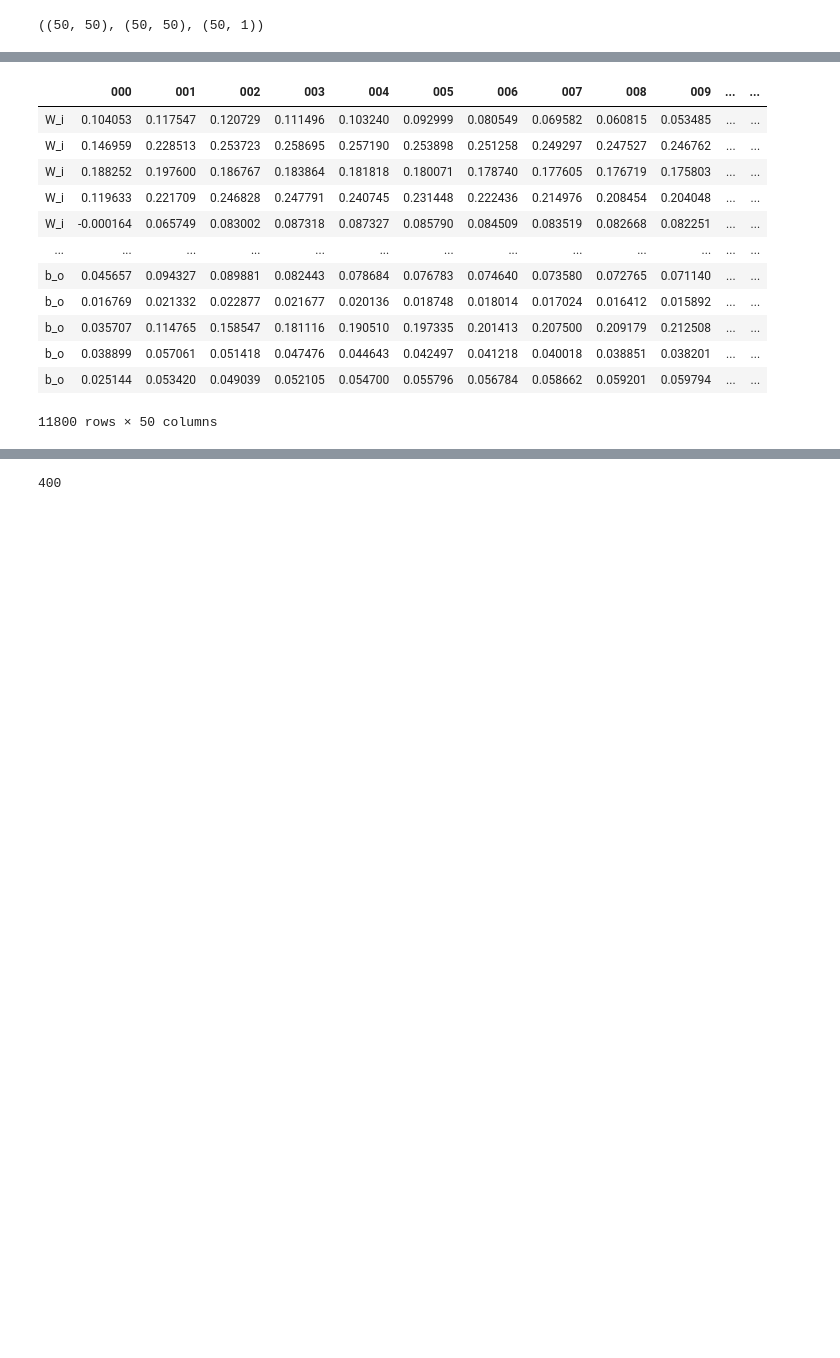
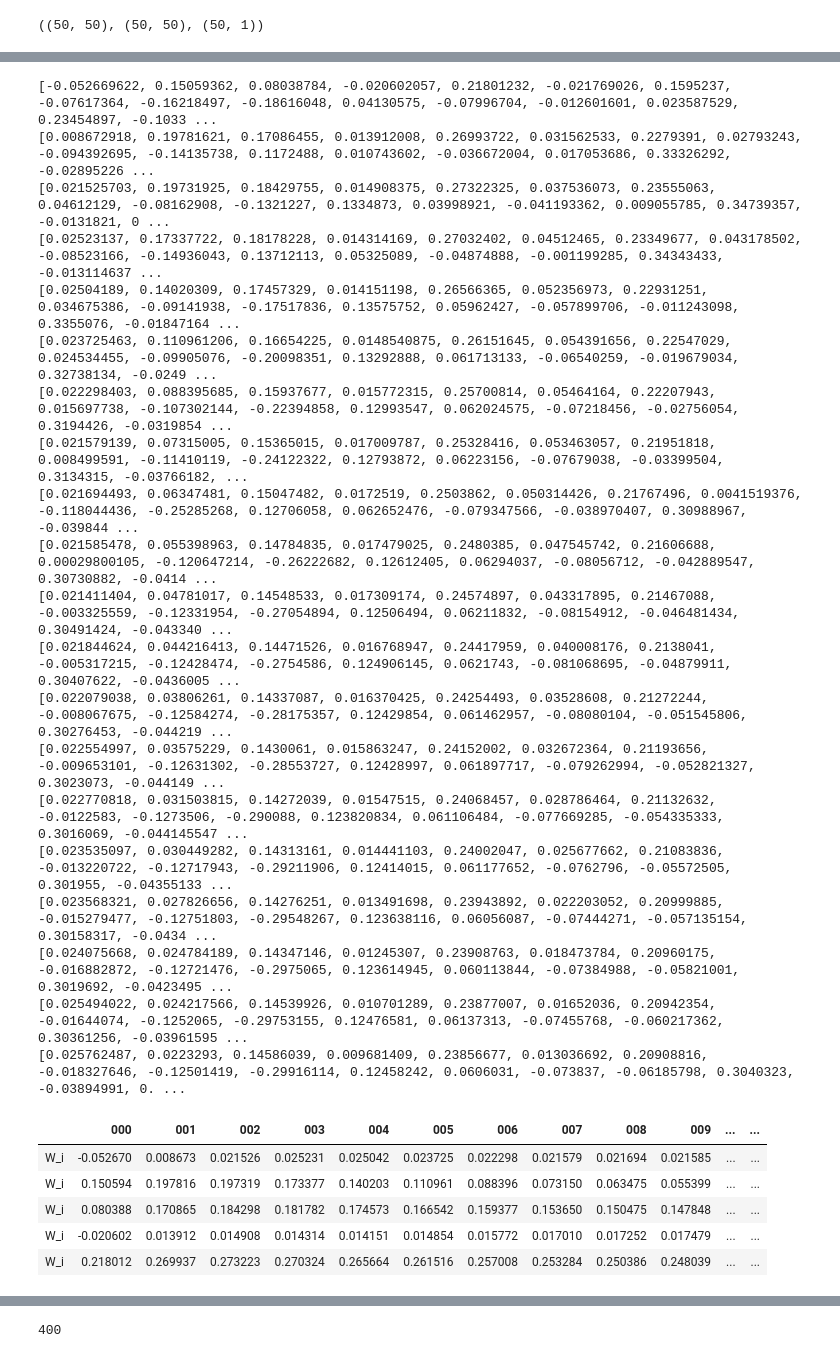
Before and after one commit to gj0706/my_research, a Jupyter notebook: neural_network/lstm_exploration.ipynb, the cells around one changed output, grey strips where cells are left out. Drawn from its saved outputs; the diff is of its cells as text; code cells hidden in the pictures; blank space fills up the shorter version.

```diff
--- a/neural_network/lstm_exploration.ipynb
+++ b/neural_network/lstm_exploration.ipynb
@@ -429,7 +429,7 @@ def get_LSTM_UWb(weight):
 
 def get_LSTMweights(model,layer):
     '''
-    Get weights for one layer
+    Get weights from one layer
     '''
     if "LSTM" in str(layer):
         w = layer.get_weights()
@@ -452,6 +452,7 @@ def vectorize_with_labels(W,U,b):
         bs.extend(temp)
     weight = ws + us + bs
     wlabel = ws_label + us_label + bs_label
+    print(ws)
     return(weight,wlabel)
 # %%
 # input weights, weights from previous layer and bias weights in the first layer
@@ -541,26 +553,39 @@ array([-0.05181892,  0.28194454,  0.0966801 ,  0.20990247,  0.12458476,
 # %%
 from copy import copy
 df = {}
 for epoch in np.arange(0,50):
-    model.load_weights("weights{:03d}.hdf5".format(epoch+1))
+    model.load_weights("data/weights/weights{:03d}.hdf5".format(epoch+1))
     WUb = get_LSTMweights(model,model.layers[0])
     weight,wlabel = vectorize_with_labels(*WUb)
     df["{:03d}".format(epoch)] = copy(weight)
 
 df = pd.DataFrame(df,index=wlabel)
 df = df[np.sort(df.columns)]
-df
+df.head()
 # %% [output]
+[-0.052669622, 0.15059362, 0.08038784, -0.020602057, 0.21801232, -0.021769026, 0.1595237, -0.07617364, -0.16218497, -0.18616048, 0.04130575, -0.07996704, -0.012601601, 0.023587529, 0.23454897, -0.1033 ...
+[0.008672918, 0.19781621, 0.17086455, 0.013912008, 0.26993722, 0.031562533, 0.2279391, 0.02793243, -0.094392695, -0.14135738, 0.1172488, 0.010743602, -0.036672004, 0.017053686, 0.33326292, -0.02895226 ...
+[0.021525703, 0.19731925, 0.18429755, 0.014908375, 0.27322325, 0.037536073, 0.23555063, 0.04612129, -0.08162908, -0.1321227, 0.1334873, 0.03998921, -0.041193362, 0.009055785, 0.34739357, -0.0131821, 0 ...
+[0.02523137, 0.17337722, 0.18178228, 0.014314169, 0.27032402, 0.04512465, 0.23349677, 0.043178502, -0.08523166, -0.14936043, 0.13712113, 0.05325089, -0.04874888, -0.001199285, 0.34343433, -0.013114637 ...
+[0.02504189, 0.14020309, 0.17457329, 0.014151198, 0.26566365, 0.052356973, 0.22931251, 0.034675386, -0.09141938, -0.17517836, 0.13575752, 0.05962427, -0.057899706, -0.011243098, 0.3355076, -0.01847164 ...
+[0.023725463, 0.110961206, 0.16654225, 0.0148540875, 0.26151645, 0.054391656, 0.22547029, 0.024534455, -0.09905076, -0.20098351, 0.13292888, 0.061713133, -0.06540259, -0.019679034, 0.32738134, -0.0249 ...
+[0.022298403, 0.088395685, 0.15937677, 0.015772315, 0.25700814, 0.05464164, 0.22207943, 0.015697738, -0.107302144, -0.22394858, 0.12993547, 0.062024575, -0.07218456, -0.02756054, 0.3194426, -0.0319854 ...
+[0.021579139, 0.07315005, 0.15365015, 0.017009787, 0.25328416, 0.053463057, 0.21951818, 0.008499591, -0.11410119, -0.24122322, 0.12793872, 0.06223156, -0.07679038, -0.03399504, 0.3134315, -0.03766182, ...
+[0.021694493, 0.06347481, 0.15047482, 0.0172519, 0.2503862, 0.050314426, 0.21767496, 0.0041519376, -0.118044436, -0.25285268, 0.12706058, 0.062652476, -0.079347566, -0.038970407, 0.30988967, -0.039844 ...
+[0.021585478, 0.055398963, 0.14784835, 0.017479025, 0.2480385, 0.047545742, 0.21606688, 0.00029800105, -0.120647214, -0.26222682, 0.12612405, 0.06294037, -0.08056712, -0.042889547, 0.30730882, -0.0414 ...
+[0.021411404, 0.04781017, 0.14548533, 0.017309174, 0.24574897, 0.043317895, 0.21467088, -0.003325559, -0.12331954, -0.27054894, 0.12506494, 0.06211832, -0.08154912, -0.046481434, 0.30491424, -0.043340 ...
+[0.021844624, 0.044216413, 0.14471526, 0.016768947, 0.24417959, 0.040008176, 0.2138041, -0.005317215, -0.12428474, -0.2754586, 0.124906145, 0.0621743, -0.081068695, -0.04879911, 0.30407622, -0.0436005 ...
+[0.022079038, 0.03806261, 0.14337087, 0.016370425, 0.24254493, 0.03528608, 0.21272244, -0.008067675, -0.12584274, -0.28175357, 0.12429854, 0.061462957, -0.08080104, -0.051545806, 0.30276453, -0.044219 ...
+[0.022554997, 0.03575229, 0.1430061, 0.015863247, 0.24152002, 0.032672364, 0.21193656, -0.009653101, -0.12631302, -0.28553727, 0.12428997, 0.061897717, -0.079262994, -0.052821327, 0.3023073, -0.044149 ...
+[0.022770818, 0.031503815, 0.14272039, 0.01547515, 0.24068457, 0.028786464, 0.21132632, -0.0122583, -0.1273506, -0.290088, 0.123820834, 0.061106484, -0.077669285, -0.054335333, 0.3016069, -0.044145547 ...
+[0.023535097, 0.030449282, 0.14313161, 0.014441103, 0.24002047, 0.025677662, 0.21083836, -0.013220722, -0.12717943, -0.29211906, 0.12414015, 0.061177652, -0.0762796, -0.05572505, 0.301955, -0.04355133 ...
+[0.023568321, 0.027826656, 0.14276251, 0.013491698, 0.23943892, 0.022203052, 0.20999885, -0.015279477, -0.12751803, -0.29548267, 0.123638116, 0.06056087, -0.07444271, -0.057135154, 0.30158317, -0.0434 ...
+[0.024075668, 0.024784189, 0.14347146, 0.01245307, 0.23908763, 0.018473784, 0.20960175, -0.016882872, -0.12721476, -0.2975065, 0.123614945, 0.060113844, -0.07384988, -0.05821001, 0.3019692, -0.0423495 ...
+[0.025494022, 0.024217566, 0.14539926, 0.010701289, 0.23877007, 0.01652036, 0.20942354, -0.01644074, -0.1252065, -0.29753155, 0.12476581, 0.06137313, -0.07455768, -0.060217362, 0.30361256, -0.03961595 ...
+[0.025762487, 0.0223293, 0.14586039, 0.009681409, 0.23856677, 0.013036692, 0.20908816, -0.018327646, -0.12501419, -0.29916114, 0.12458242, 0.0606031, -0.073837, -0.06185798, 0.3040323, -0.03894991, 0. ...
 |  | 000 | 001 | 002 | 003 | 004 | 005 | 006 | 007 | 008 | 009 | ... | ... |
-| W_i | 0.104053 | 0.117547 | 0.120729 | 0.111496 | 0.103240 | 0.092999 | 0.080549 | 0.069582 | 0.060815 | 0.053485 | ... | ... |
-| W_i | 0.146959 | 0.228513 | 0.253723 | 0.258695 | 0.257190 | 0.253898 | 0.251258 | 0.249297 | 0.247527 | 0.246762 | ... | ... |
-| W_i | 0.188252 | 0.197600 | 0.186767 | 0.183864 | 0.181818 | 0.180071 | 0.178740 | 0.177605 | 0.176719 | 0.175803 | ... | ... |
-| W_i | 0.119633 | 0.221709 | 0.246828 | 0.247791 | 0.240745 | 0.231448 | 0.222436 | 0.214976 | 0.208454 | 0.204048 | ... | ... |
-| W_i | -0.000164 | 0.065749 | 0.083002 | 0.087318 | 0.087327 | 0.085790 | 0.084509 | 0.083519 | 0.082668 | 0.082251 | ... | ... |
-| ... | ... | ... | ... | ... | ... | ... | ... | ... | ... | ... | ... | ... |
-| b_o | 0.045657 | 0.094327 | 0.089881 | 0.082443 | 0.078684 | 0.076783 | 0.074640 | 0.073580 | 0.072765 | 0.071140 | ... | ... |
-| b_o | 0.016769 | 0.021332 | 0.022877 | 0.021677 | 0.020136 | 0.018748 | 0.018014 | 0.017024 | 0.016412 | 0.015892 | ... | ... |
-| b_o | 0.035707 | 0.114765 | 0.158547 | 0.181116 | 0.190510 | 0.197335 | 0.201413 | 0.207500 | 0.209179 | 0.212508 | ... | ... |
-| b_o | 0.038899 | 0.057061 | 0.051418 | 0.047476 | 0.044643 | 0.042497 | 0.041218 | 0.040018 | 0.038851 | 0.038201 | ... | ... |
-| b_o | 0.025144 | 0.053420 | 0.049039 | 0.052105 | 0.054700 | 0.055796 | 0.056784 | 0.058662 | 0.059201 | 0.059794 | ... | ... |
+| W_i | -0.052670 | 0.008673 | 0.021526 | 0.025231 | 0.025042 | 0.023725 | 0.022298 | 0.021579 | 0.021694 | 0.021585 | ... | ... |
+| W_i | 0.150594 | 0.197816 | 0.197319 | 0.173377 | 0.140203 | 0.110961 | 0.088396 | 0.073150 | 0.063475 | 0.055399 | ... | ... |
+| W_i | 0.080388 | 0.170865 | 0.184298 | 0.181782 | 0.174573 | 0.166542 | 0.159377 | 0.153650 | 0.150475 | 0.147848 | ... | ... |
+| W_i | -0.020602 | 0.013912 | 0.014908 | 0.014314 | 0.014151 | 0.014854 | 0.015772 | 0.017010 | 0.017252 | 0.017479 | ... | ... |
+| W_i | 0.218012 | 0.269937 | 0.273223 | 0.270324 | 0.265664 | 0.261516 | 0.257008 | 0.253284 | 0.250386 | 0.248039 | ... | ... |
-11800 rows × 50 columns
```
Also changed, not shown: parts of 24 cells of this notebook.
